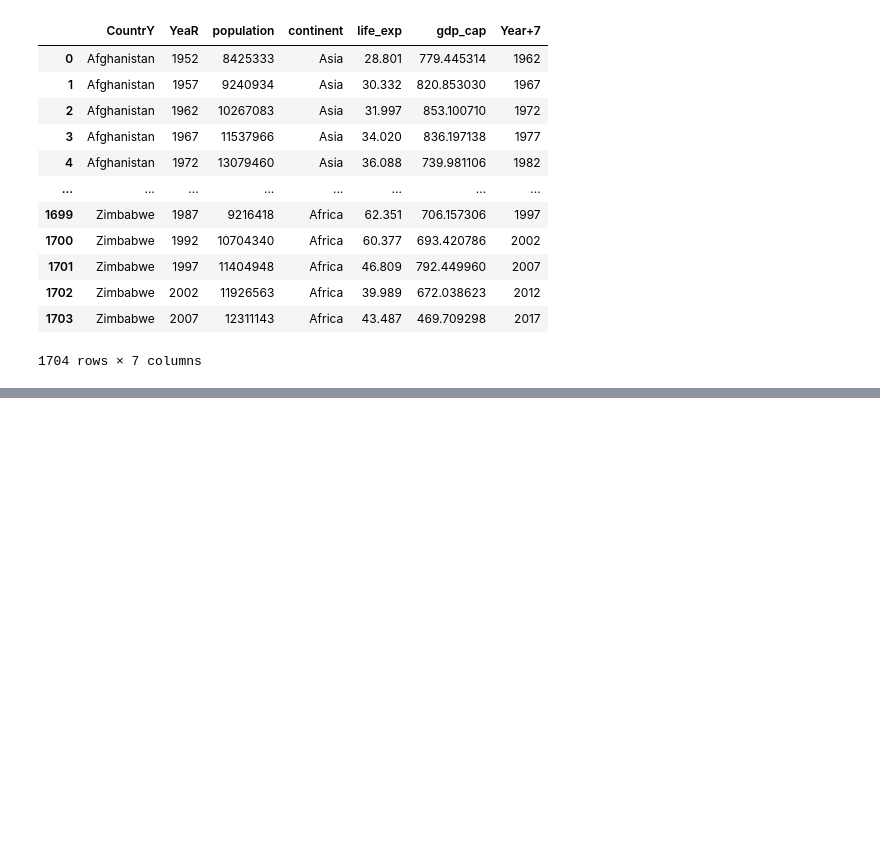
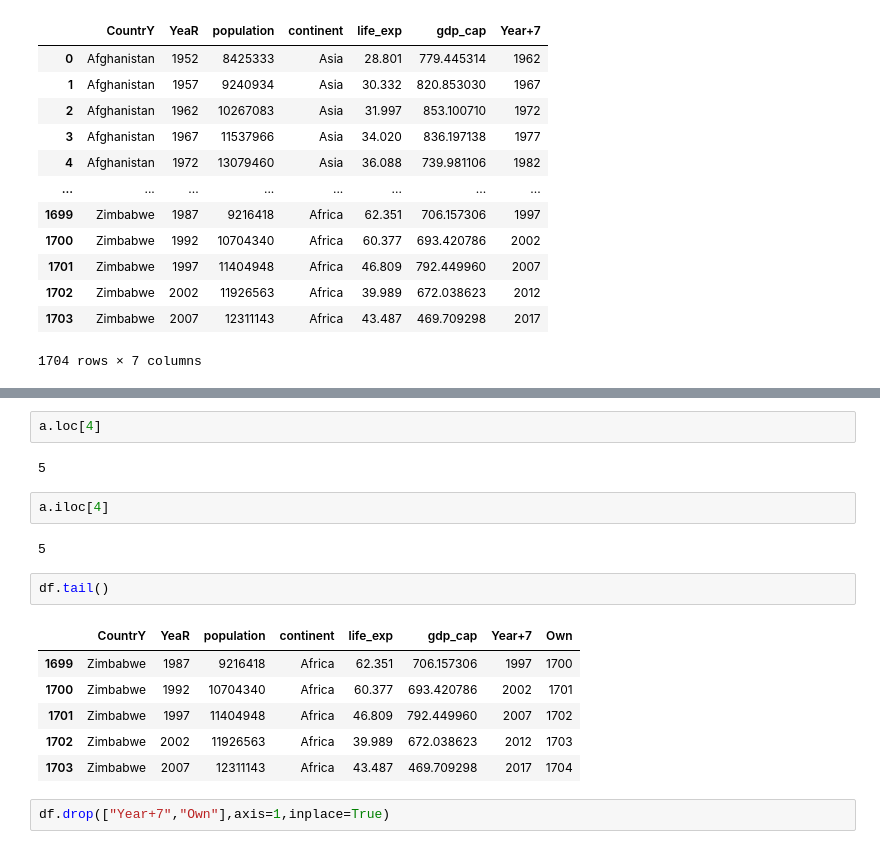
Before and after one commit to jeeet0700/Pandas, a Jupyter notebook: Pandas final cut.ipynb, the cells around one changed output, grey strips where cells are left out. Cells and saved outputs as stored; diff of their text form; blank space fills up the shorter version.

```diff
--- a/Pandas final cut.ipynb
+++ b/Pandas final cut.ipynb
@@ -453,0 +559,19 @@ df
+# %%
+a.loc[4]
+# %% [output]
+5
+# %%
+a.iloc[4]
+# %% [output]
+5
+# %%
+df.tail()
+# %% [output]
+|  | CountrY | YeaR | population | continent | life_exp | gdp_cap | Year+7 | Own |
+| 1699 | Zimbabwe | 1987 | 9216418 | Africa | 62.351 | 706.157306 | 1997 | 1700 |
+| 1700 | Zimbabwe | 1992 | 10704340 | Africa | 60.377 | 693.420786 | 2002 | 1701 |
+| 1701 | Zimbabwe | 1997 | 11404948 | Africa | 46.809 | 792.449960 | 2007 | 1702 |
+| 1702 | Zimbabwe | 2002 | 11926563 | Africa | 39.989 | 672.038623 | 2012 | 1703 |
+| 1703 | Zimbabwe | 2007 | 12311143 | Africa | 43.487 | 469.709298 | 2017 | 1704 |
+# %%
+df.drop(["Year+7","Own"],axis=1,inplace=True)
```
Also changed, not shown: parts of 56 cells of this notebook.
